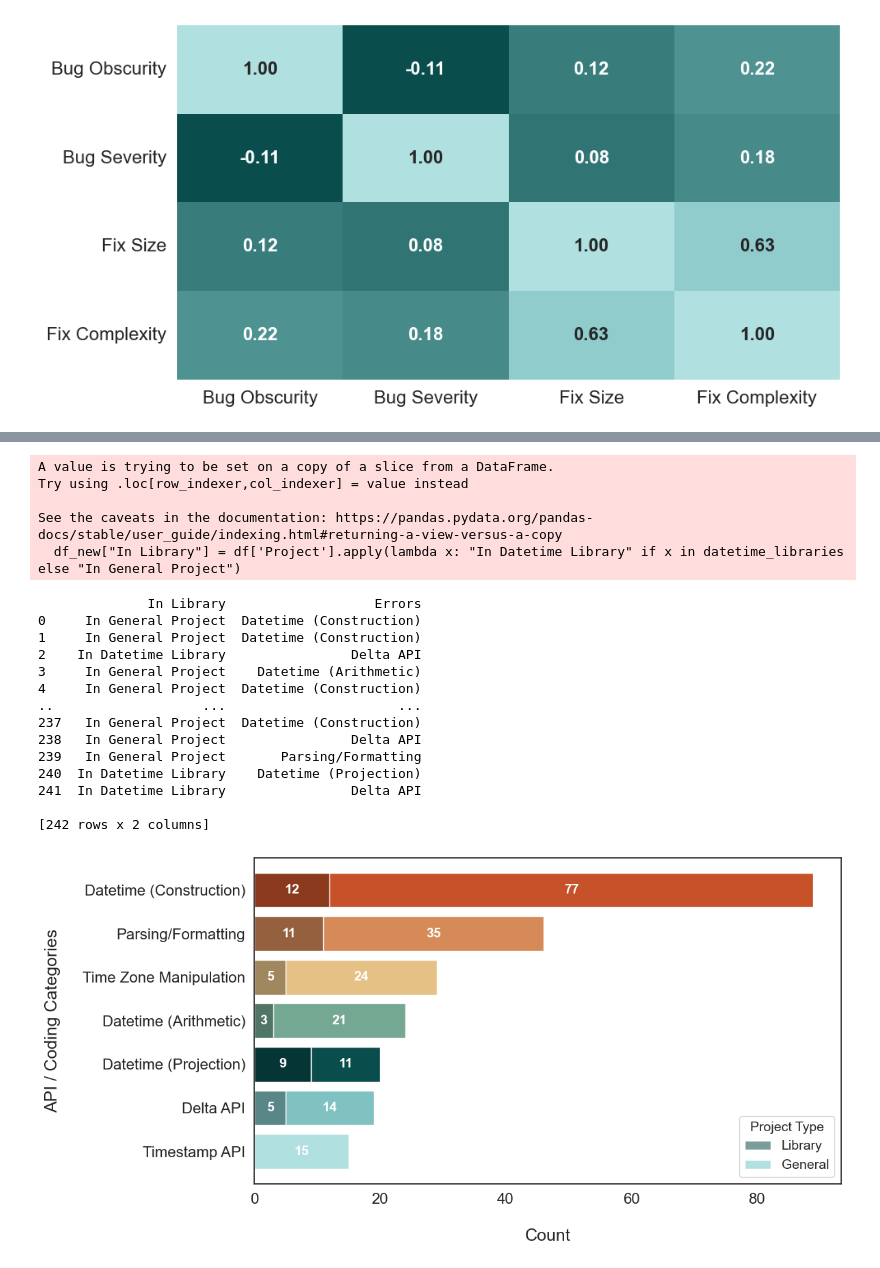
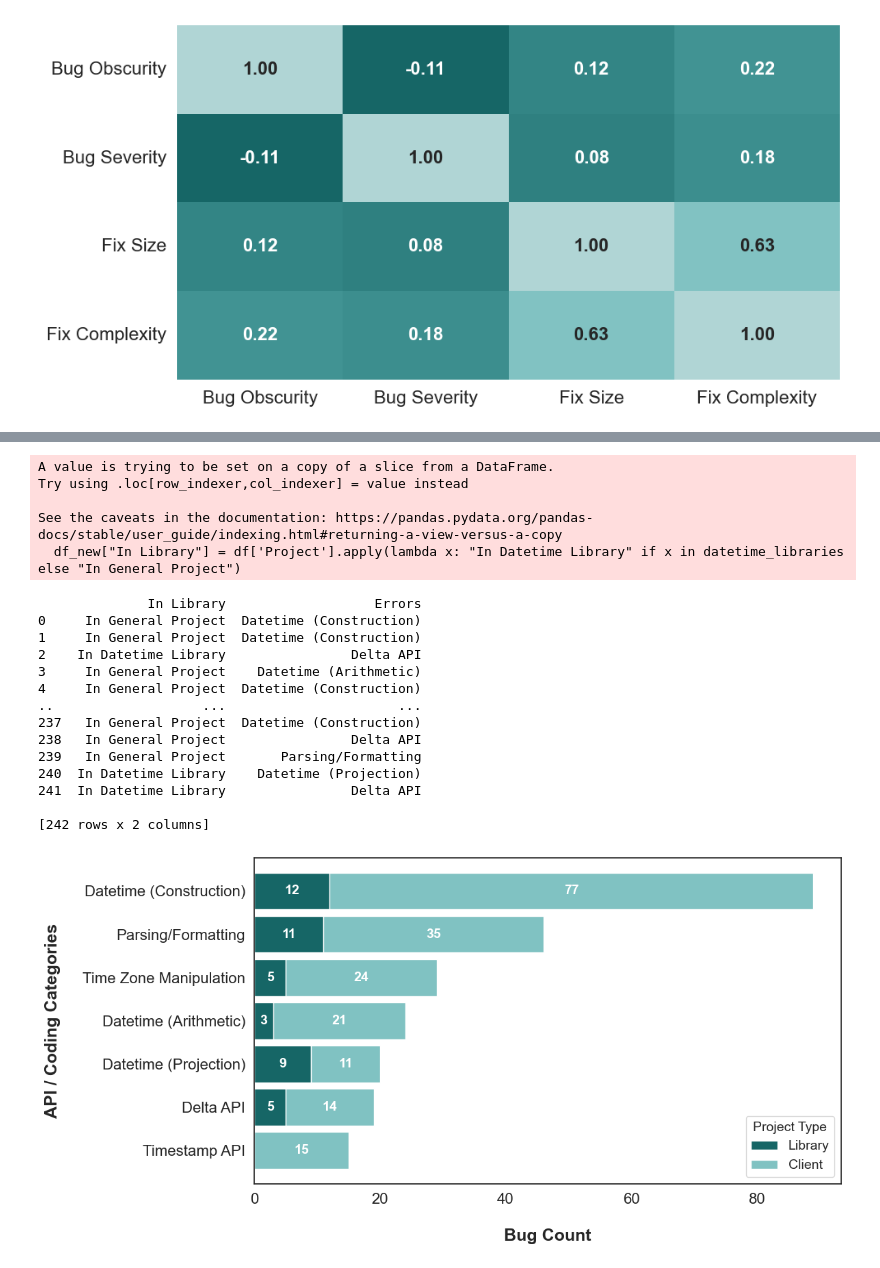
Before and after one commit to cmu-pasta/date-time, a Jupyter notebook: analysis/insights.ipynb, the cells around one changed output, grey strips where cells are left out. Saved outputs shown, nothing was run; the diff lists cells and outputs as text; code cells hidden in the pictures.

```diff
--- a/analysis/insights.ipynb
+++ b/analysis/insights.ipynb
@@ -339,16 +213,13 @@ Fix Size             0.115292      0.082258  1.000000        0.634633
 Fix Complexity       0.218010      0.180872  0.634633        1.000000
 [figure]
 # %%
-# Distribution of bugs from different contributing projects
-
-# Set the theme using seaborn
-sns.set_theme(style='white')
-
 # Count the number of bugs per project
 bug_counts = df['Project'].value_counts()
 
 # Define the colors for the bar chart
-colors = ["#642915", "#c7522a", "#d68a58", "#e5c185", "#74a892", "#094d4d", "#80c2c2", "#b1e0e0"]
+# colors = ["#642915", "#c7522a", "#d68a58", "#e5c185", "#74a892", "#094d4d", "#80c2c2", "#b1e0e0"]
+# colors = ["#166666", "#479999", "#80c2c2", "#b0d5d5"]
+colors = ["#166666"]
 
 # Create a new figure and axes
 fig, ax = plt.subplots(figsize=(12, 6))
@@ -360,8 +231,8 @@ bug_count_values = bug_counts.value_counts().sort_index()
 bars = ax.bar(bug_count_values.index, bug_count_values.values, color=colors[:len(bug_count_values)])
 
 # Set labels
-ax.set_xlabel('\nNumber of Bugs', size=18)
-ax.set_ylabel('Number of Projects\n', size=18)
+ax.set_xlabel('\nNumber of Bugs Contributed', size=18, fontweight='bold')
+ax.set_ylabel('Number of Projects\n', size=18, fontweight='bold')
 
 # Set x-ticks
 ax.set_xticks(range(1, bug_counts.max() + 1))
@@ -389,9 +258,10 @@ datetime_libraries = ["dateutil", "pendulum", "maya", "Chronyk", "arrow"]
 
 # define the colors for the bar chart
 from matplotlib.colors import to_rgb
-colors = ["#642915", "#c7522a", "#d68a58", "#e5c185", "#74a892", "#094d4d", "#80c2c2", "#b1e0e0"]
-colors = colors[::-1]
-darker_colors = [f"#{''.join(f'{int(c*255 * (1 - 0.3)):02x}' for c in to_rgb(color))}" for color in colors]
+# colors = ["#642915", "#c7522a", "#d68a58", "#e5c185", "#74a892", "#094d4d", "#80c2c2", "#b1e0e0"]
+colors = ["#80c2c2"]
+# darker_colors = [f"#{''.join(f'{int(c*255 * (1 - 0.4)):02x}' for c in to_rgb(color))}" for color in colors]
+darker_colors=["#166666"]
 
 sns.set_theme(style='white')
 # %%
@@ -425,7 +295,7 @@ grouped_data = grouped_data.sort_values("Total", ascending=True).drop(columns=["
 # Assign colors for each bar: original for "In Datetime Library" and lighter for "In General Project"
 bar_colors = []
 for i in range(len(grouped_data)):
-    bar_colors.append((darker_colors[i], colors[i]))
+    bar_colors.append((darker_colors[i%len(darker_colors)], colors[i%len(colors)]))
 
 # Plotting the stacked bar chart
 fig, ax = plt.subplots(figsize=(12, 6))
@@ -434,7 +304,7 @@ for i, (library_type, color_pair) in enumerate(zip(grouped_data.columns, zip(*ba
         grouped_data.index, grouped_data.iloc[:, i],
         label=library_type,
         color=color_pair,
-        height=0.8,
+        height=0.85,
         edgecolor="white",
         align="center",
         left=grouped_data.iloc[:, :i].sum(axis=1) if i > 0 else None,
@@ -446,9 +316,9 @@ for container in ax.containers:
     ax.bar_label(container, labels=labels, label_type='center', color='white', fontsize=14, fontweight='bold')
 
 # Customizing the chart
-ax.set_xlabel("\nCount", fontsize=18)
-ax.set_ylabel("Conceptual Categories\n", fontsize=18)
-ax.legend(["Library", "General"], title="Project Type", fontsize=14, title_fontsize=14, loc="lower right")
+ax.set_xlabel("\nBug Count", fontsize=18, fontweight='bold')
+ax.set_ylabel("Conceptual Categories\n", fontsize=18, fontweight='bold')
+ax.legend(["Library", "Client"], title="Project Type", fontsize=14, title_fontsize=14, loc="lower right")
 
 # Adjusting ticks
 ax.tick_params(axis="x", labelsize=16)
@@ -482,5 +352,6 @@ See the caveats in the documentation: https://pandas.pydata.org/pandas-docs/stab
 # %%
-# Prepare the DataFrame
+# Figure 3: distribution of bugs across identified API categories
+
 df_new = df[['Project', 'Erroneous Computation 1', 'Erroneous Computation 2', 'Erroneous Computation 3']]
 df_new["In Library"] = df['Project'].apply(lambda x: "In Datetime Library" if x in datetime_libraries else "In General Project")
 
@@ -509,7 +380,7 @@ grouped_data = grouped_data.sort_values("Total", ascending=True).drop(columns=["
 # Assign colors for each bar: original for "In Datetime Library" and lighter for "In General Project"
 bar_colors = []
 for i in range(len(grouped_data)):
-    bar_colors.append((darker_colors[i], colors[i]))
+    bar_colors.append((darker_colors[i%len(darker_colors)], colors[i%len(colors)]))
 
 # Plotting the horizontal stacked bar chart
 fig, ax = plt.subplots(figsize=(12, 6))
@@ -518,7 +389,7 @@ for i, (library_type, color_pair) in enumerate(zip(grouped_data.columns, zip(*ba
         grouped_data.index, grouped_data.iloc[:, i],
         label=library_type,
         color=color_pair,
-        height=0.8,
+        height=0.85,
         edgecolor="white",
         align="center",
         left=grouped_data.iloc[:, :i].sum(axis=1) if i > 0 else None,
@@ -530,37 +401,37 @@ for container in ax.containers:
     ax.bar_label(container, labels=labels, label_type='center', color='white', fontsize=14, fontweight='bold')
 
 # Customizing the chart
-ax.set_xlabel("\nCount", fontsize=18)
-ax.set_ylabel("API / Coding Categories\n", fontsize=18)
-ax.legend(["Library", "General"], title="Project Type", fontsize=14, title_fontsize=14, loc="lower right")
+ax.set_xlabel("\nBug Count", fontsize=18, fontweight='bold')
+ax.set_ylabel("API / Coding Categories\n", fontsize=18, fontweight='bold')
+ax.legend(["Library", "Client"], title="Project Type", fontsize=14, title_fontsize=14, loc="lower right")
 
 # Adjusting ticks
 ax.tick_params(axis="x", labelsize=16)
 ax.tick_params(axis="y", labelsize=16)
 
 # Adjust layout and display the chart
 plt.tight_layout()
 plt.savefig(SAVE_PATH + 'api_categories_stacked.pdf', bbox_inches='tight')
 plt.show()
 # %% [output]
 A value is trying to be set on a copy of a slice from a DataFrame.
 Try using .loc[row_indexer,col_indexer] = value instead
 
 See the caveats in the documentation: https://pandas.pydata.org/pandas-docs/stable/user_guide/indexing.html#returning-a-view-versus-a-copy
   df_new["In Library"] = df['Project'].apply(lambda x: "In Datetime Library" if x in datetime_libraries else "In General Project")
               In Library                   Errors
 0     In General Project  Datetime (Construction)
 1     In General Project  Datetime (Construction)
 2    In Datetime Library                Delta API
 3     In General Project    Datetime (Arithmetic)
 4     In General Project  Datetime (Construction)
 ..                   ...                      ...
 237   In General Project  Datetime (Construction)
 238   In General Project                Delta API
 239   In General Project       Parsing/Formatting
 240  In Datetime Library    Datetime (Projection)
 241  In Datetime Library                Delta API
 
 [242 rows x 2 columns]
-[figure, old version]
+[figure, new version]
 # %%
```
Also changed, not shown: parts of 10 cells of this notebook, 10 other files.
